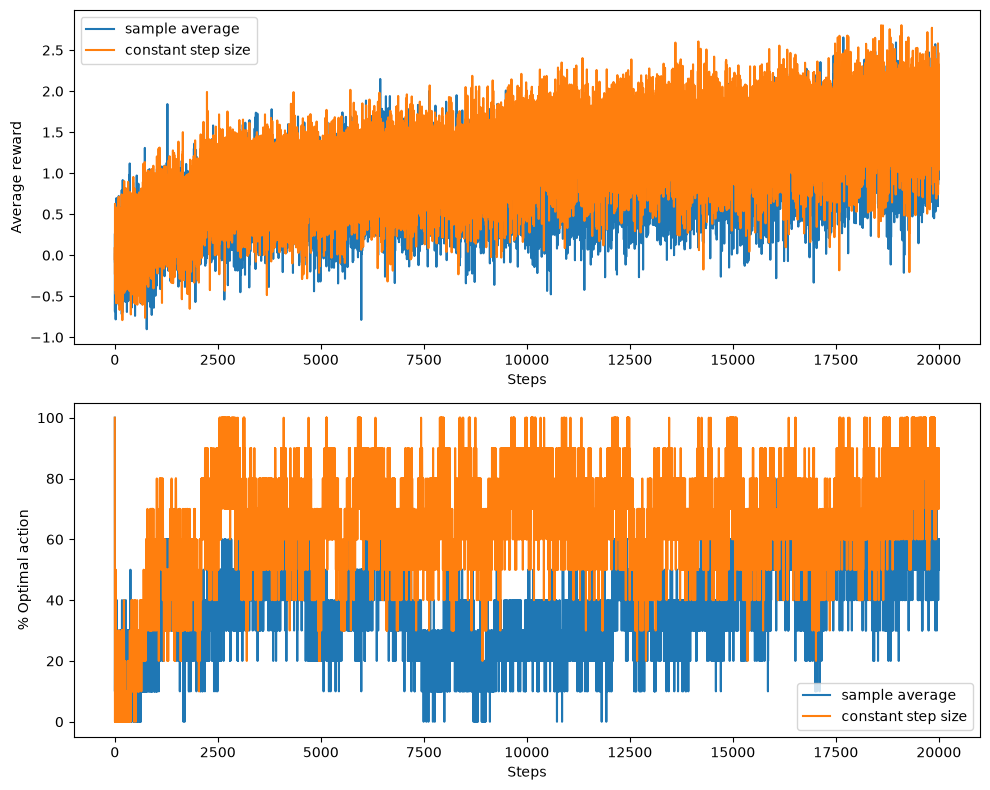
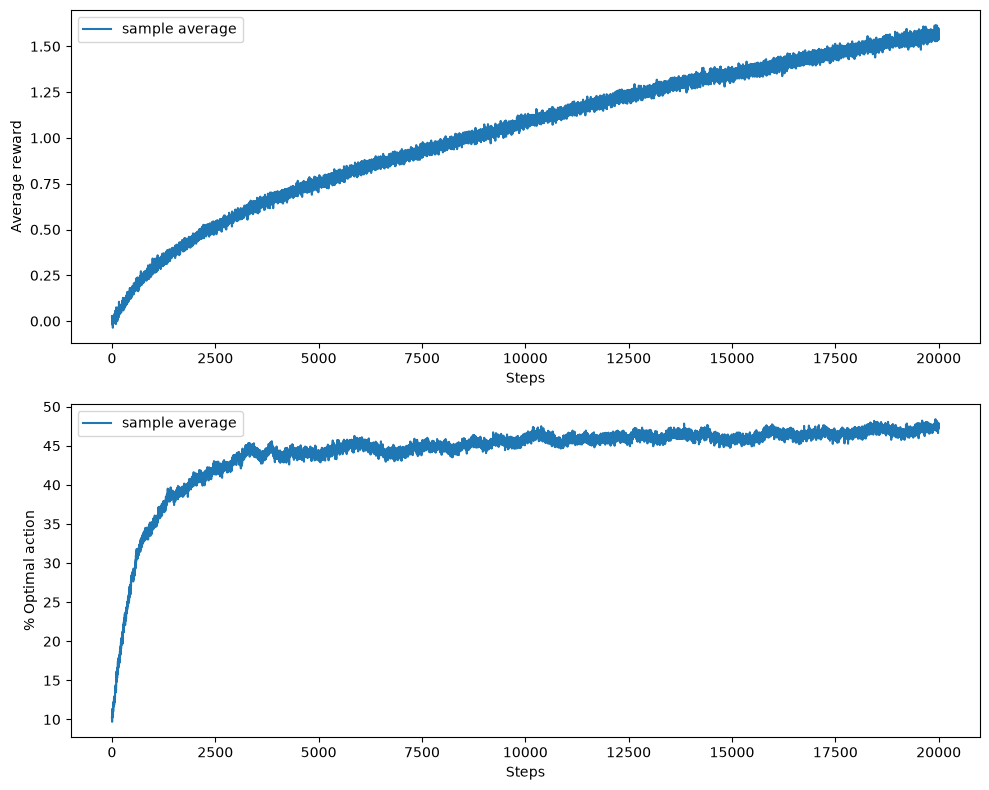
Code edit (unified diff) that turned the first committed figure into the second:
--- before
+++ after
@@ -7,11 +7,12 @@
 import random
 
-def bandit(actions, true_rewards, runs):
-    rewards = np.random.normal(true_rewards[np.arange(runs), actions], 1) 
+def bandit(actions, true_rewards):
+    runs = np.arange(true_rewards.shape[0])
+    rewards = np.random.normal(true_rewards[runs, actions], 1) 
     return rewards
 
-def egreedy(true_rewards, runs, val_est, action_counts, epsilon, all_optimals, step):
+def egreedy(true_rewards, runs, val_est, action_counts, epsilon):
     explore = np.random.random(size = runs) < epsilon
-    random_actions = np.random.randint(0,9, size = runs)
+    random_actions = np.random.randint(0, 10, size = runs)
 
     max_vals = val_est.max(axis = 1, keepdims = True)
@@ -28,27 +29,27 @@
     # a matrix where each row the best actions = True
 
-    random = np.random.random(best_actions.shape)
+    rand = np.random.random(best_actions.shape)
     # random = [[0.2, 0.9, 0.3],
     #           [0.1, 0.4, 0.5],
     #           [0.5, 0.3, 0.6]]
 
-    random[~best_actions] = -1
+    rand[~best_actions] = -1
     # ~best_actions is best_actions where every element = !element
     # so ~best_actions is a matrix where each row the actions that arent the best = True
     # random[~best_actions] = -1 gets every element in random where ~best_actions is True, and sets them to -1
 
-    greedy_actions = np.argmax(random, axis = 1)
+    greedy_actions = np.argmax(rand, axis = 1)
 
     actions = np.where(explore, random_actions, greedy_actions)
 
-    rewards = bandit(actions, true_rewards, runs)
+    rewards = bandit(actions, true_rewards)
 
-    action_counts = .
-    value_estimates[action] = value_estimates[action] + (1/action_chosen[action]) * (reward - value_estimates[action])
-    rewards.append(reward)
-    if true_rewards[action] == max(true_rewards):
-        optimal_choice.append(100)
-    else:
-        optimal_choice.append(0)
+    action_counts[np.arange(runs), actions] += 1
+    val_est[np.arange(runs), actions] = val_est[np.arange(runs), actions] + (1/action_counts[np.arange(runs), actions]) * (rewards - val_est[np.arange(runs), actions])
+    optimal_actions = np.argmax(true_rewards, axis=1)
+    optimals = (actions == optimal_actions).astype(int)
+    optimals *= 100
+    return rewards, optimals
+
 
 def step_size(true_rewards,value_estimates,action_chosen,epsilon,step_size, rewards,optimal_choice):
@@ -66,9 +67,5 @@
     action_chosen[action] += 1
     value_estimates[action] = value_estimates[action] + step_size * (reward - value_estimates[action])
-    rewards.append(reward)
-    if true_rewards[action] == max(true_rewards):
-        optimal_choice.append(100)
-    else:
-        optimal_choice.append(0)
+    return
 
 def main():
@@ -76,9 +73,9 @@
 
     steps = 20000
-    runs = 10
+    runs = 5000
     epsilon = 0.1
     constant_step_size = 0.1
-    avg_rewards = np.zeros((runs, steps))
-    optimal_pct = np.zeros((runs, steps))
+    egreedy_avg_rewards = np.zeros((runs, steps))
+    egreedy_avg_optimals = np.zeros((runs, steps))
     avg_rewards_alt = np.zeros((runs, steps))
     optimal_pct_alt = np.zeros((runs, steps))
@@ -91,6 +88,4 @@
     agreedy_action_counts = np.zeros((runs, 10))    
 
-    egreedy_all_run_rewards = np.zeros((runs, steps))
-    egreedy_all_run_optimals = np.zeros((runs, steps))
 
     agreedy_run_rewards = np.zeros((runs, steps))
@@ -98,49 +93,22 @@
 
     for step in range(1, steps + 1):
-        egreedy_all_run_rewards, egreedy_all_run_optimals = egreedy(true_rewards, runs, egreedy_val_est, egreedy_action_counts, epsilon, egreedy_all_run_rewards, egreedy_all_run_optimals, step)
+        egreedy_step_rewards, egreedy_step_optimals = egreedy(true_rewards, runs, egreedy_val_est, egreedy_action_counts, epsilon)
+        egreedy_avg_rewards[np.arange(runs), step - 1] = egreedy_step_rewards
+        egreedy_avg_optimals[np.arange(runs), step - 1] = egreedy_step_optimals
+        true_rewards += np.random.normal(0, 0.01, size=true_rewards.shape)
 
+    egreedy_avg_rewards = egreedy_avg_rewards.mean(axis = 0)
+    egreedy_avg_optimals = egreedy_avg_optimals.mean(axis = 0)
 
-    for run in range(1, runs + 1):
-        true_rewards  = np.zeros(10)
-
-        value_estimates = [0,0,0,0,0,0,0,0,0,0]
-        action_chosen = [0,0,0,0,0,0,0,0,0,0]
-
-        alt_value_estimates = [0,0,0,0,0,0,0,0,0,0]
-        alt_action_chosen = [0,0,0,0,0,0,0,0,0,0]
-
-        rewards = []
-        optimal_choice = []
-
-        alt_rewards = []
-        alt_optimal_choice = []
-
-        for step in range(1,steps + 1):
-            egreedy(true_rewards, value_estimates, action_chosen, epsilon, rewards, optimal_choice)
-            step_size(true_rewards, alt_value_estimates, alt_action_chosen, epsilon, constant_step_size, alt_rewards, alt_optimal_choice)
-
-            true_rewards += np.random.normal(0, 0.01, 10)
-
-        avg_rewards += rewards
-        optimal_pct += optimal_choice
-        avg_rewards_alt += alt_rewards
-        optimal_pct_alt += alt_optimal_choice
-
-    avg_rewards /= runs
-    optimal_pct /= runs
-    avg_rewards_alt /= runs
-    optimal_pct_alt /= runs
-
-    
     fig, (ax1, ax2) = plt.subplots(2, 1, figsize=(10, 8))
 
-    ax1.plot(avg_rewards, label='sample average')
-    ax1.plot(avg_rewards_alt, label='constant step size')
+    ax1.plot(egreedy_avg_rewards, label='sample average')
+  #  ax1.plot(avg_rewards_alt, label='constant step size')
     ax1.set_xlabel('Steps')
     ax1.set_ylabel('Average reward')
     ax1.legend()
 
-    ax2.plot(optimal_pct, label='sample average')
-    ax2.plot(optimal_pct_alt, label='constant step size')
+    ax2.plot(egreedy_avg_optimals, label='sample average')
+    #ax2.plot(optimal_pct_alt, label='constant step size')
     ax2.set_xlabel('Steps')
     ax2.set_ylabel('% Optimal action')

Commit: vectorized egreedy for 2.5